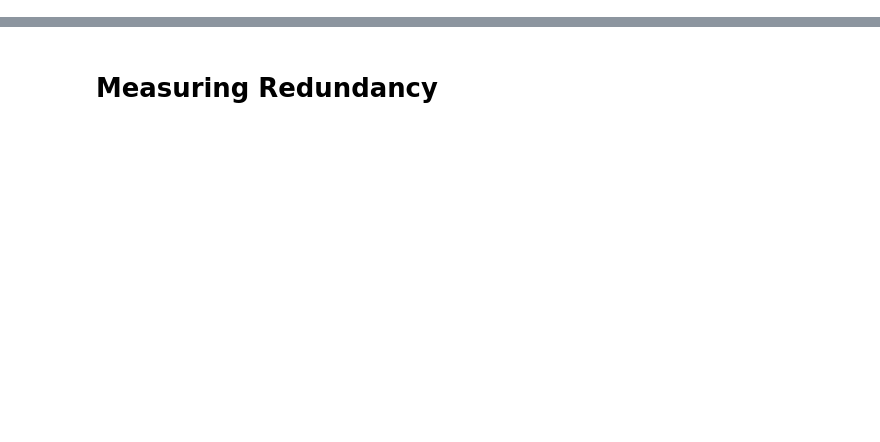
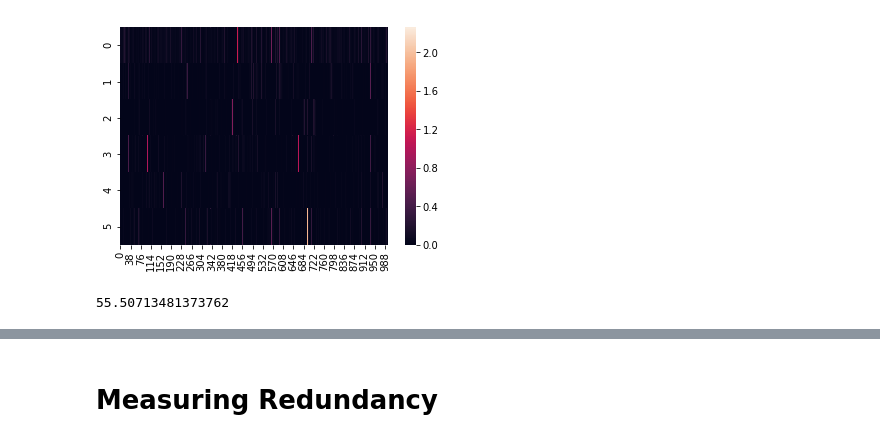
Before and after one commit to divya-chou/gefilter-fish, a Jupyter notebook: gefilter-fish-nmf.ipynb, the cells around one changed output, grey strips where cells are left out. Cells and saved outputs as stored; diff of their text form; code cells hidden in the pictures; blank space fills up the shorter version.

```diff
--- a/gefilter-fish-nmf.ipynb
+++ b/gefilter-fish-nmf.ipynb
@@ -187,3 +203,11 @@ transform = pipe.fit_transform(test_df['reviewText'])
+# %%
+ax = sns.heatmap(clf.components_)
+# %% [output]
+[figure, added]
+# %%
+clf.reconstruction_err_
+# %% [output]
+55.50713481373762
 # %%
 def display_topics(vectorizer, clf, W, df, n_top_words, n_top_documents):
     ''' Print out topics discovered by a model '''
```
Also changed, not shown: parts of 24 cells of this notebook, 10 other files.
